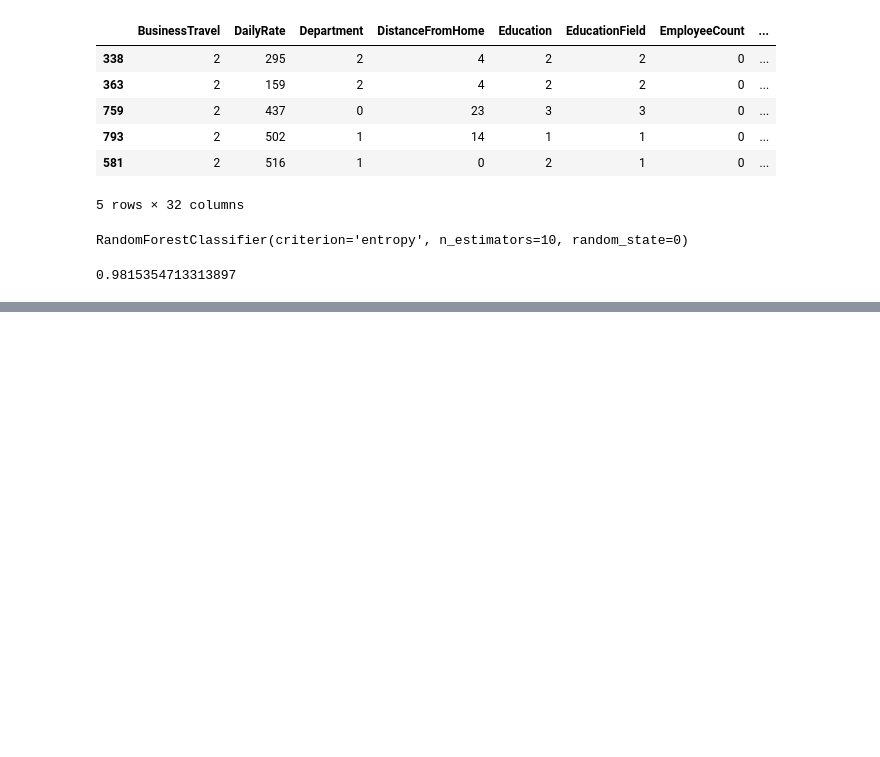
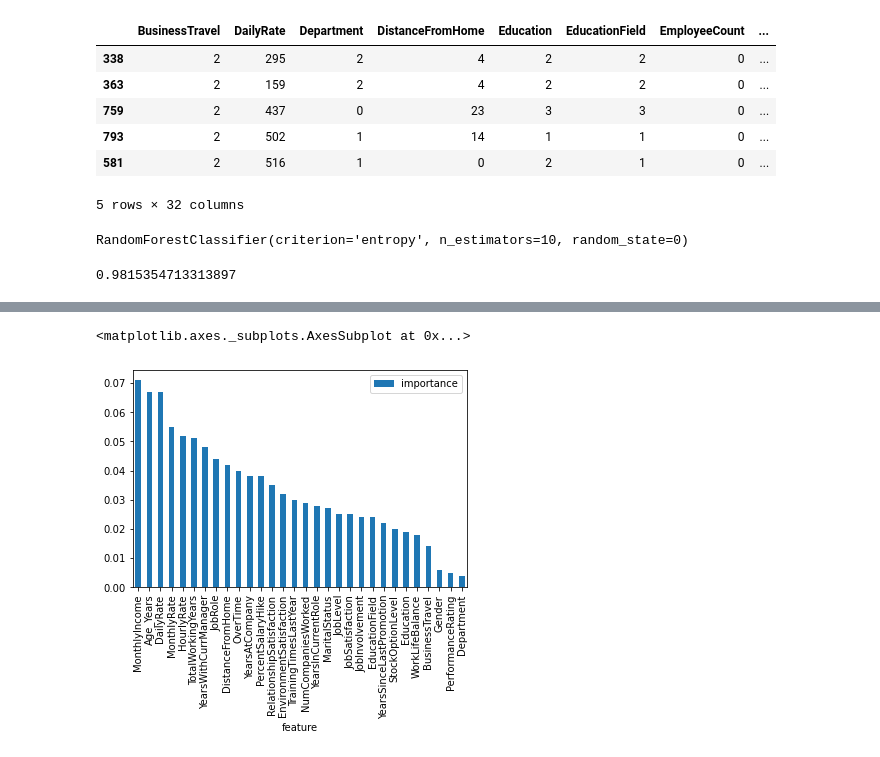
Before and after one commit to VarunSH-15-11-2001/Company-Software, a Jupyter notebook: python/SE.ipynb, the cells around one changed output, grey strips where cells are left out. Cells and saved outputs as stored; diff of their text form; code cells hidden in the pictures; blank space fills up the shorter version.

```diff
--- a/python/SE.ipynb
+++ b/python/SE.ipynb
@@ -193,0 +383,9 @@ rf.score(x_train, y_train)
+# %%
+X = df.iloc[:, 1:df.shape[1]].values
+Y = df.iloc[:, 0].values
+# %%
+X_train, X_test, Y_train, Y_test = train_test_split(X, Y, test_size = 0.25, random_state = 0)
+# %%
+from sklearn.ensemble import RandomForestClassifier
+forest = RandomForestClassifier(n_estimators = 10, criterion = 'entropy', random_state = 0)
+forest.fit(X_train, Y_train)
@@ -193,0 +415,4 @@ rf.score(x_train, y_train)
+# %%
+importances = pd.DataFrame({'feature':df.iloc[:, 1:df.shape[1]].columns,'importance':np.round(forest.feature_importances_,3)}) #Note: The target column is at position 0
+importances = importances.sort_values('importance',ascending=False).set_index('feature')
+importances
@@ -193,0 +438,5 @@ rf.score(x_train, y_train)
+# %%
+importances.plot.bar()
+# %% [output]
+<matplotlib.axes._subplots.AxesSubplot at 0x...>
+[figure, added]
```
Also changed, not shown: parts of 24 cells of this notebook.
